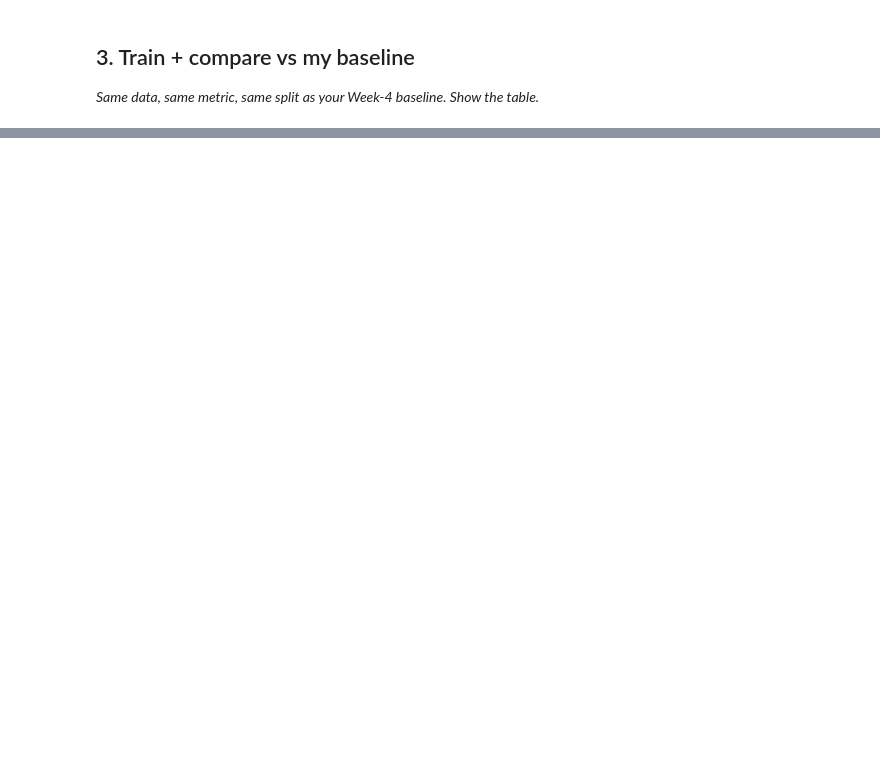
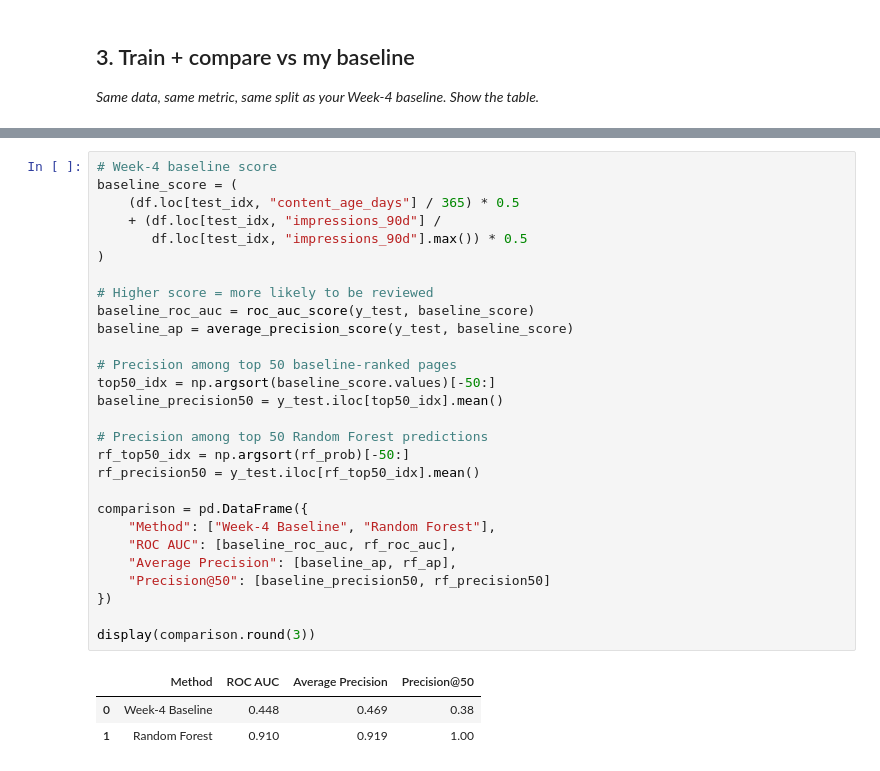
Before and after one commit to AsimaZaheer/Task1, a Jupyter notebook: work/notebooks/w05_model.ipynb, the cells around one changed output, grey strips where cells are left out. Drawn from its saved outputs; the diff is of its cells as text; blank space fills up the shorter version.

```diff
--- a/work/notebooks/w05_model.ipynb
+++ b/work/notebooks/w05_model.ipynb
@@ -36,0 +232,32 @@ This skeleton is yours to fill. Work the sections **in order** — each one has
+# %%
+# Week-4 baseline score
+baseline_score = (
+    (df.loc[test_idx, "content_age_days"] / 365) * 0.5
+    + (df.loc[test_idx, "impressions_90d"] /
+       df.loc[test_idx, "impressions_90d"].max()) * 0.5
+)
+
+# Higher score = more likely to be reviewed
+baseline_roc_auc = roc_auc_score(y_test, baseline_score)
+baseline_ap = average_precision_score(y_test, baseline_score)
+
+# Precision among top 50 baseline-ranked pages
+top50_idx = np.argsort(baseline_score.values)[-50:]
+baseline_precision50 = y_test.iloc[top50_idx].mean()
+
+# Precision among top 50 Random Forest predictions
+rf_top50_idx = np.argsort(rf_prob)[-50:]
+rf_precision50 = y_test.iloc[rf_top50_idx].mean()
+
+comparison = pd.DataFrame({
+    "Method": ["Week-4 Baseline", "Random Forest"],
+    "ROC AUC": [baseline_roc_auc, rf_roc_auc],
+    "Average Precision": [baseline_ap, rf_ap],
+    "Precision@50": [baseline_precision50, rf_precision50]
+})
+
+display(comparison.round(3))
+# %% [output]
+|  | Method | ROC AUC | Average Precision | Precision@50 |
+| 0 | Week-4 Baseline | 0.448 | 0.469 | 0.38 |
+| 1 | Random Forest | 0.910 | 0.919 | 1.00 |
```
Also changed, not shown: parts of 18 cells of this notebook.
